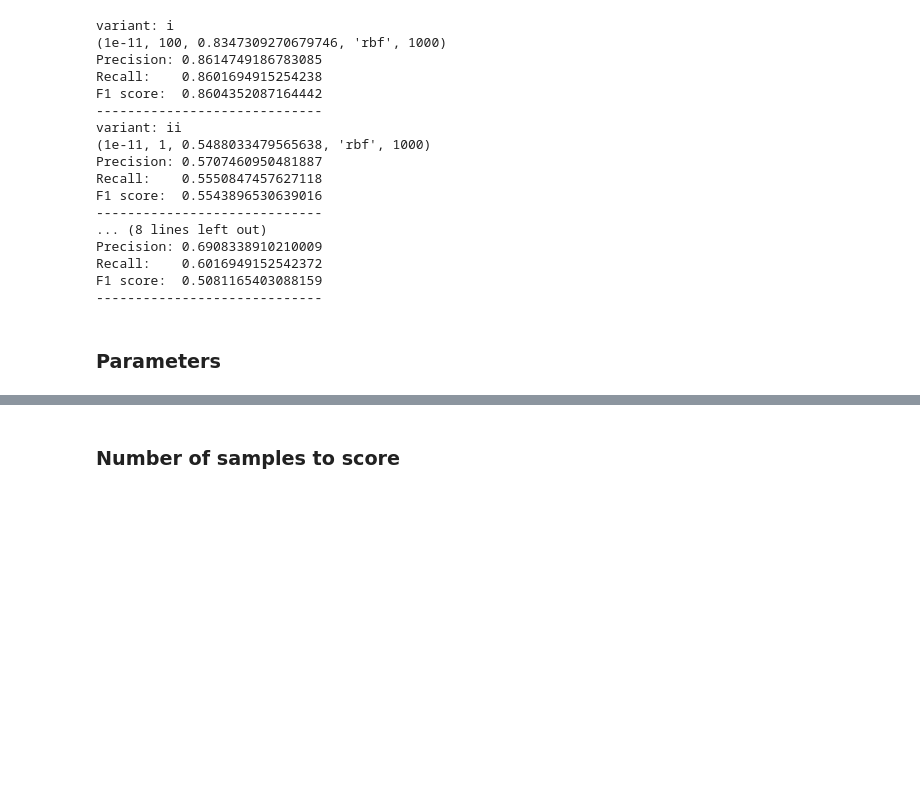
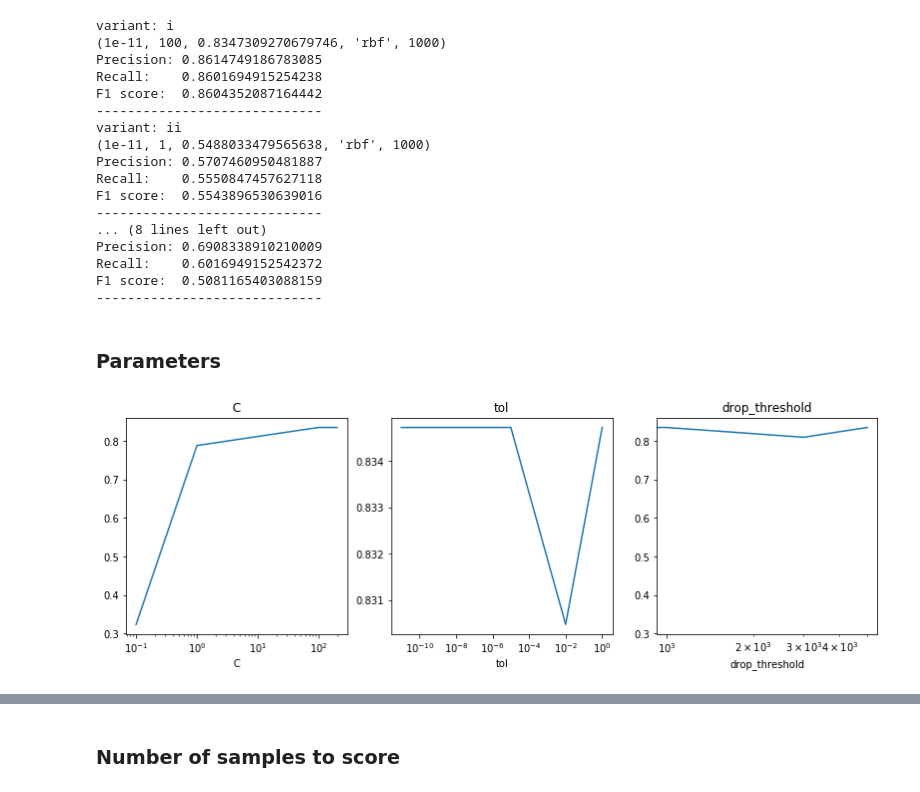
Before and after one commit to Porcupine96/nlp, a Jupyter notebook: lab8/lab8.ipynb, the cells around one changed output, grey strips where cells are left out. Cells and saved outputs as stored; diff of their text form; code cells hidden in the pictures; blank space fills up the shorter version.

```diff
--- a/lab8/lab8.ipynb
+++ b/lab8/lab8.ipynb
@@ -119,0 +120,5 @@ F1 score:  0.5081165403088159
+# %%
+_, _, _, metrics = results['i']
+plot_metrics_for(metrics)
+# %% [output]
+[figure, added]
```
Also changed, not shown: parts of 5 cells of this notebook, 3 other files.
